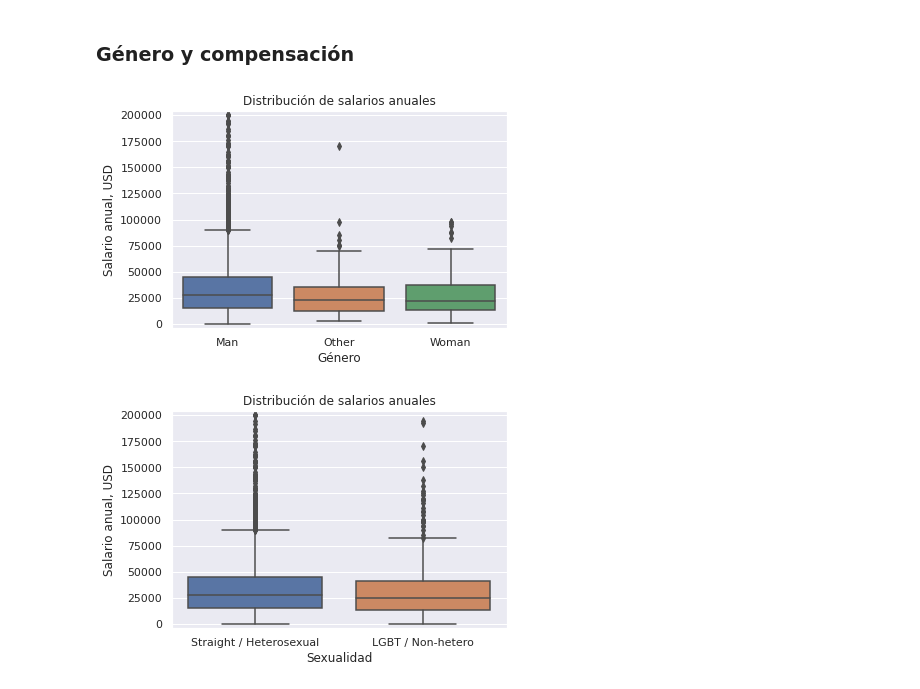
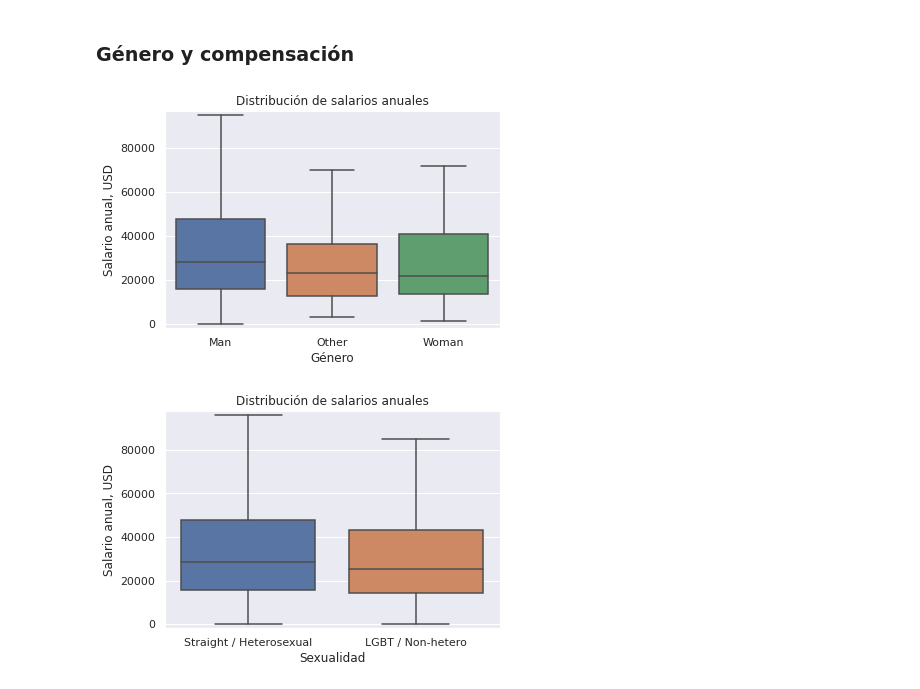
Before and after one commit to anthonymanotoa/survey-dev, a Jupyter notebook: notebooks/2-exploration.ipynb, the cells around one changed output. Saved outputs shown, nothing was run; the diff lists cells and outputs as text; code cells hidden in the pictures.

Commit message:
Clasify and update data

```diff
--- a/notebooks/2-exploration.ipynb
+++ b/notebooks/2-exploration.ipynb
@@ -266,21 +240,21 @@ dtype: object
 ### Género y compensación
 # %%
 fig, ax = plt.subplots()
-ax = sns.boxplot(x="Gender", y="ConvertedCompYearly", data=df)
+ax = sns.boxplot(x="Gender", y="ConvertedCompYearly", data=df, showfliers=False)
 plt.title('Distribución de salarios anuales')
 plt.xlabel('Género')
 plt.ylabel('Salario anual, USD')
 plt.margins(0.02)
 plt.show()
 # %% [output]
-[figure, old version]
+[figure, new version]
 # %%
 fig, ax = plt.subplots()
-ax = sns.boxplot(x="Sexuality", y="ConvertedCompYearly", data=df)
+ax = sns.boxplot(x="Sexuality", y="ConvertedCompYearly", data=df, showfliers=False)
 plt.title('Distribución de salarios anuales')
 plt.xlabel('Sexualidad')
 plt.ylabel('Salario anual, USD')
 plt.margins(0.02)
 plt.show()
 # %% [output]
-[figure, old version]
+[figure, new version]
```
Also changed, not shown: parts of 51 cells of this notebook, 2 other files.
